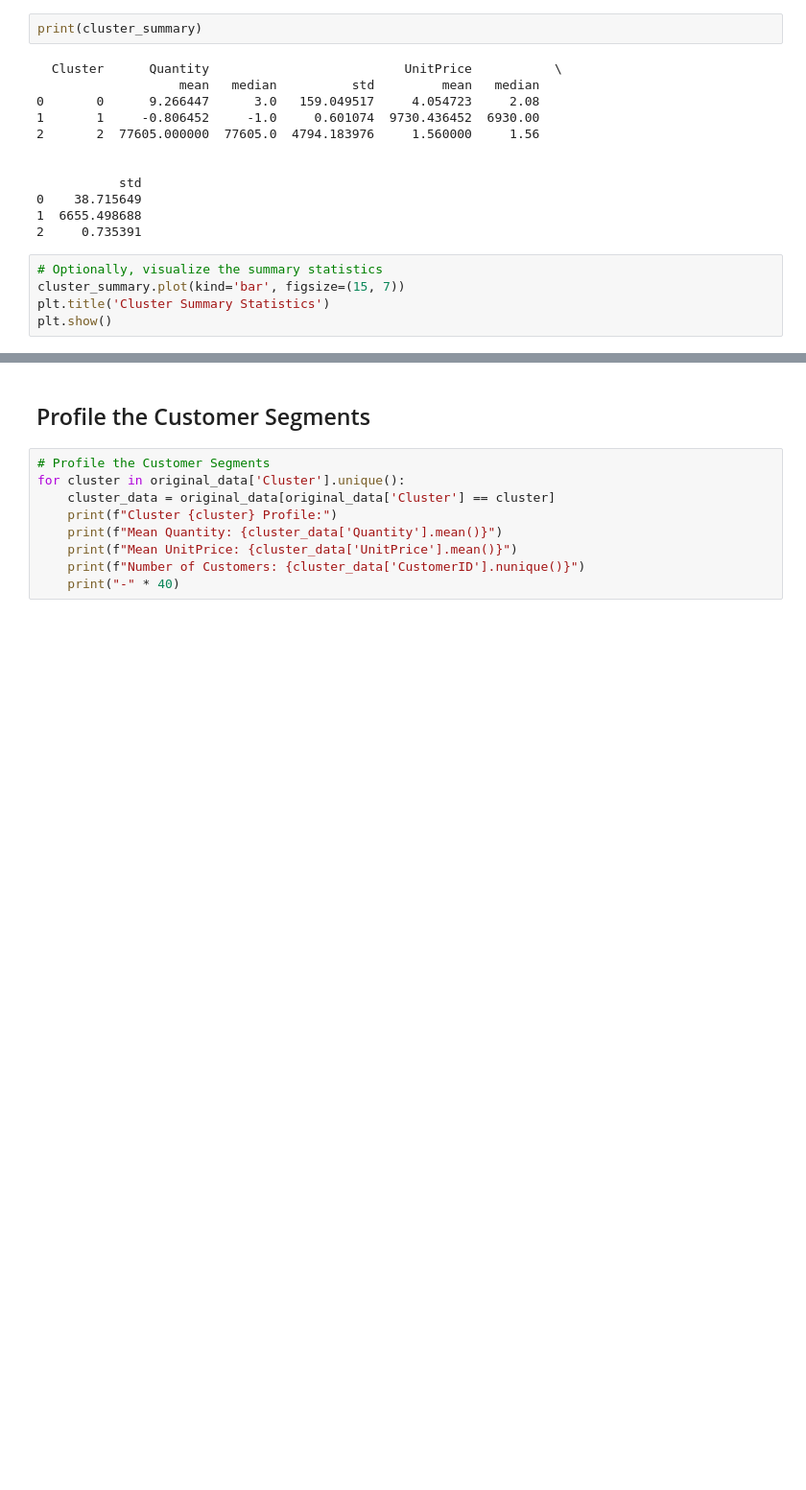
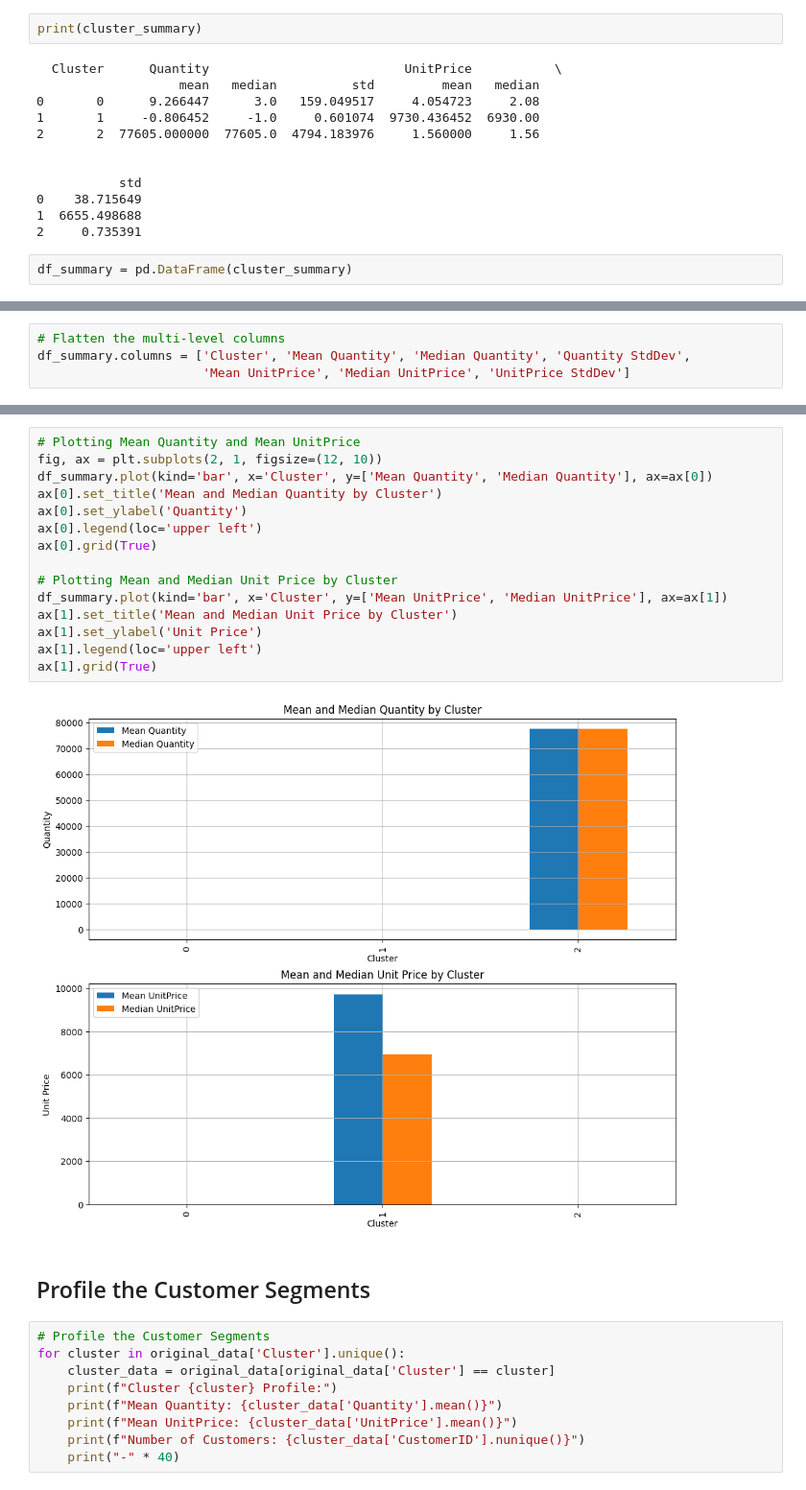
Before and after one commit to Jyotika-28/internship_project, a Jupyter notebook: Onlineretail_project.ipynb, the cells around one changed output, grey strips where cells are left out. Shown: that part at 96% size. Cells and saved outputs as stored; diff of their text form; blank space fills up the shorter version.

```diff
--- a/Onlineretail_project.ipynb
+++ b/Onlineretail_project.ipynb
@@ -348,7 +348,4 @@ print(cluster_summary)
 1  6655.498688
 2     0.735391
 # %%
-# Optionally, visualize the summary statistics
-cluster_summary.plot(kind='bar', figsize=(15, 7))
-plt.title('Cluster Summary Statistics')
-plt.show()
+df_summary = pd.DataFrame(cluster_summary)
@@ -356,0 +352,4 @@ plt.show()
+# %%
+# Flatten the multi-level columns
+df_summary.columns = ['Cluster', 'Mean Quantity', 'Median Quantity', 'Quantity StdDev',
+                      'Mean UnitPrice', 'Median UnitPrice', 'UnitPrice StdDev']
@@ -357,3 +363,20 @@ plt.show()
+# %%
+# Plotting Mean Quantity and Mean UnitPrice
+fig, ax = plt.subplots(2, 1, figsize=(12, 10))
+df_summary.plot(kind='bar', x='Cluster', y=['Mean Quantity', 'Median Quantity'], ax=ax[0])
+ax[0].set_title('Mean and Median Quantity by Cluster')
+ax[0].set_ylabel('Quantity')
+ax[0].legend(loc='upper left')
+ax[0].grid(True)
+
+# Plotting Mean and Median Unit Price by Cluster
+df_summary.plot(kind='bar', x='Cluster', y=['Mean UnitPrice', 'Median UnitPrice'], ax=ax[1])
+ax[1].set_title('Mean and Median Unit Price by Cluster')
+ax[1].set_ylabel('Unit Price')
+ax[1].legend(loc='upper left')
+ax[1].grid(True)
+# %% [output]
+[figure, added]
 # %% [markdown]
 ## Profile the Customer Segments
 # %%
```
Also changed, not shown: parts of 2 cells of this notebook.
